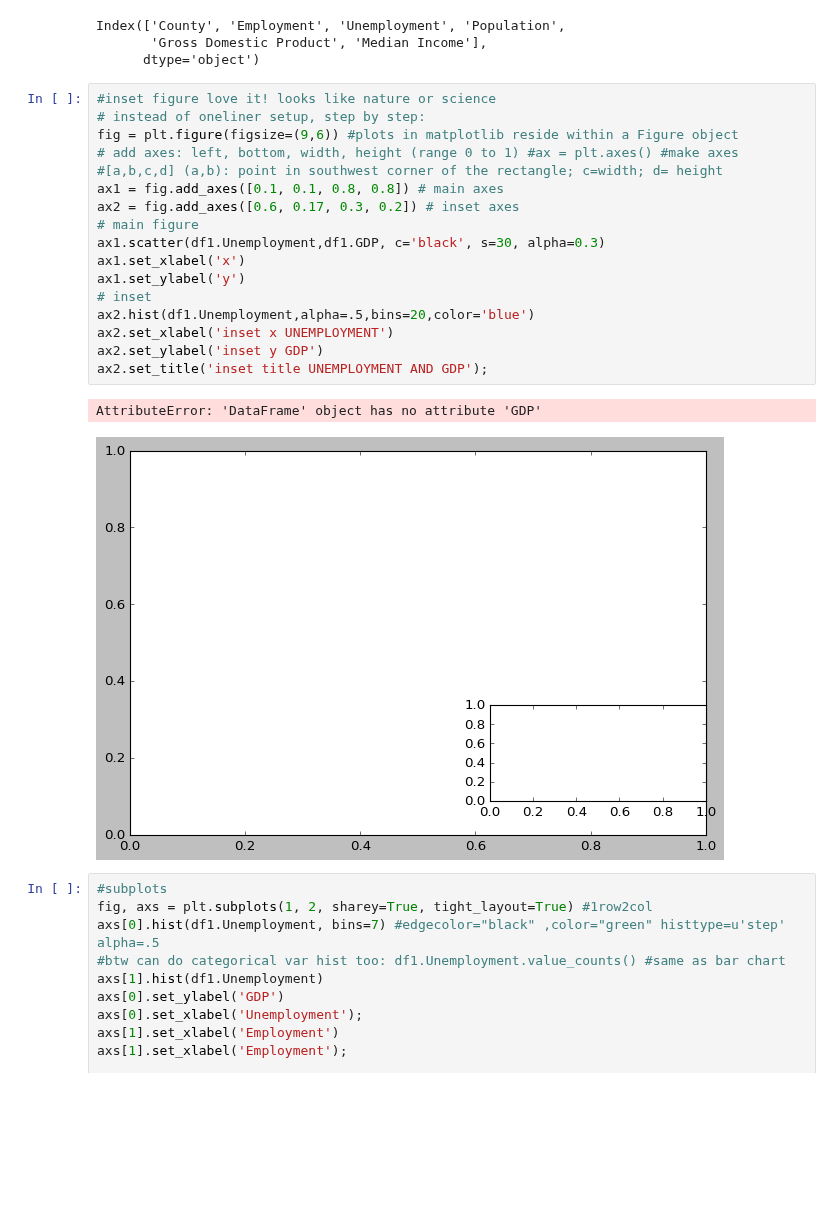
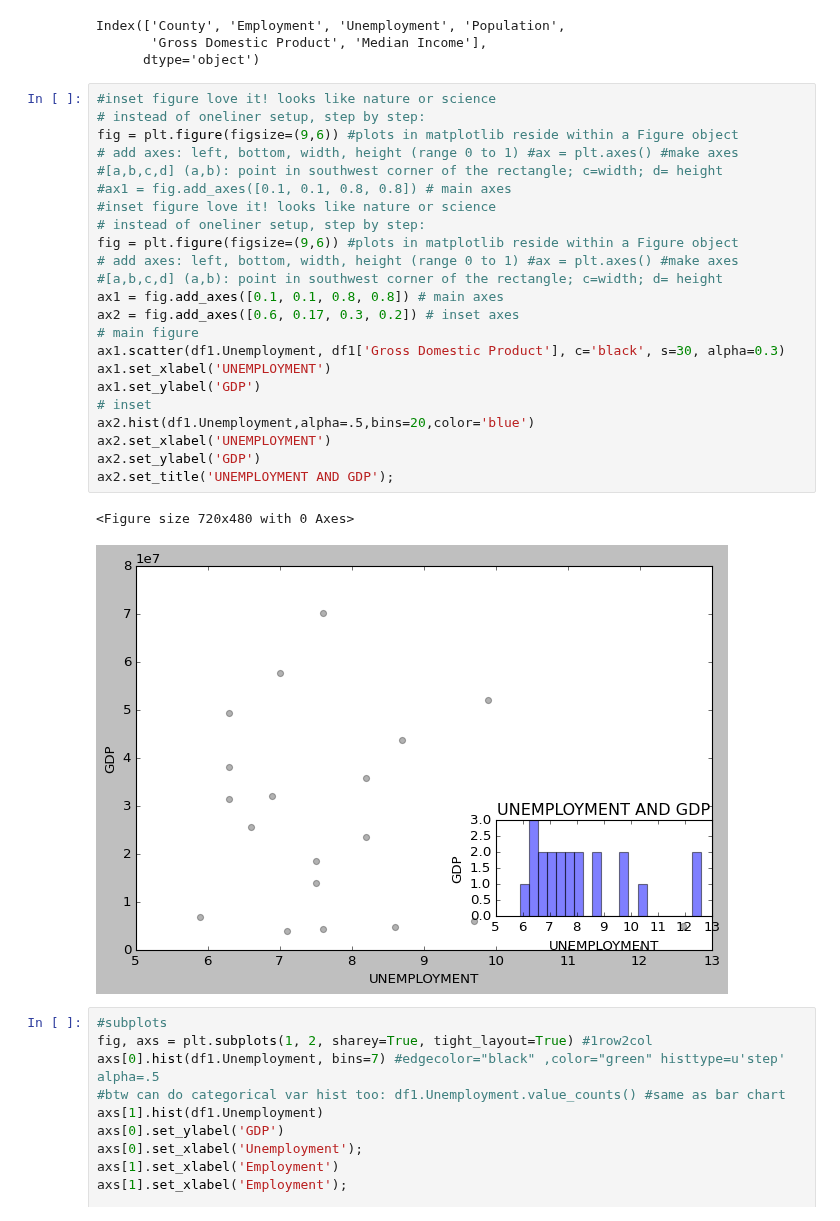
Before and after one commit to shirleyrutgers/DataVis, a Jupyter notebook: PS2.ipynb, the cells around one changed output. Drawn from its saved outputs; the diff is of its cells as text; blank space fills up the shorter version.

```diff
--- a/PS2.ipynb
+++ b/PS2.ipynb
@@ -841,25 +844,31 @@ Index(['County', 'Employment', 'Unemployment', 'Population',
        'Gross Domestic Product', 'Median Income'],
       dtype='object')
 # %%
+#inset figure love it! looks like nature or science
+# instead of oneliner setup, step by step:
+fig = plt.figure(figsize=(9,6)) #plots in matplotlib reside within a Figure object
+# add axes: left, bottom, width, height (range 0 to 1) #ax = plt.axes() #make axes
+#[a,b,c,d] (a,b): point in southwest corner of the rectangle; c=width; d= height
+#ax1 = fig.add_axes([0.1, 0.1, 0.8, 0.8]) # main axes
 #inset figure love it! looks like nature or science
 # instead of oneliner setup, step by step:
 fig = plt.figure(figsize=(9,6)) #plots in matplotlib reside within a Figure object
 # add axes: left, bottom, width, height (range 0 to 1) #ax = plt.axes() #make axes
 #[a,b,c,d] (a,b): point in southwest corner of the rectangle; c=width; d= height
 ax1 = fig.add_axes([0.1, 0.1, 0.8, 0.8]) # main axes
 ax2 = fig.add_axes([0.6, 0.17, 0.3, 0.2]) # inset axes
 # main figure
-ax1.scatter(df1.Unemployment,df1.GDP, c='black', s=30, alpha=0.3)
-ax1.set_xlabel('x')
-ax1.set_ylabel('y')
+ax1.scatter(df1.Unemployment, df1['Gross Domestic Product'], c='black', s=30, alpha=0.3)
+ax1.set_xlabel('UNEMPLOYMENT')
+ax1.set_ylabel('GDP')
 # inset
 ax2.hist(df1.Unemployment,alpha=.5,bins=20,color='blue')
-ax2.set_xlabel('inset x UNEMPLOYMENT')
-ax2.set_ylabel('inset y GDP')
-ax2.set_title('inset title UNEMPLOYMENT AND GDP');
+ax2.set_xlabel('UNEMPLOYMENT')
+ax2.set_ylabel('GDP')
+ax2.set_title('UNEMPLOYMENT AND GDP');
 # %% [output]
-AttributeError: 'DataFrame' object has no attribute 'GDP'
+<Figure size 720x480 with 0 Axes>
-[figure, old version]
+[figure, new version]
 # %%
 #subplots
 fig, axs = plt.subplots(1, 2, sharey=True, tight_layout=True) #1row2col
```
Also changed, not shown: parts of 5 cells of this notebook.
